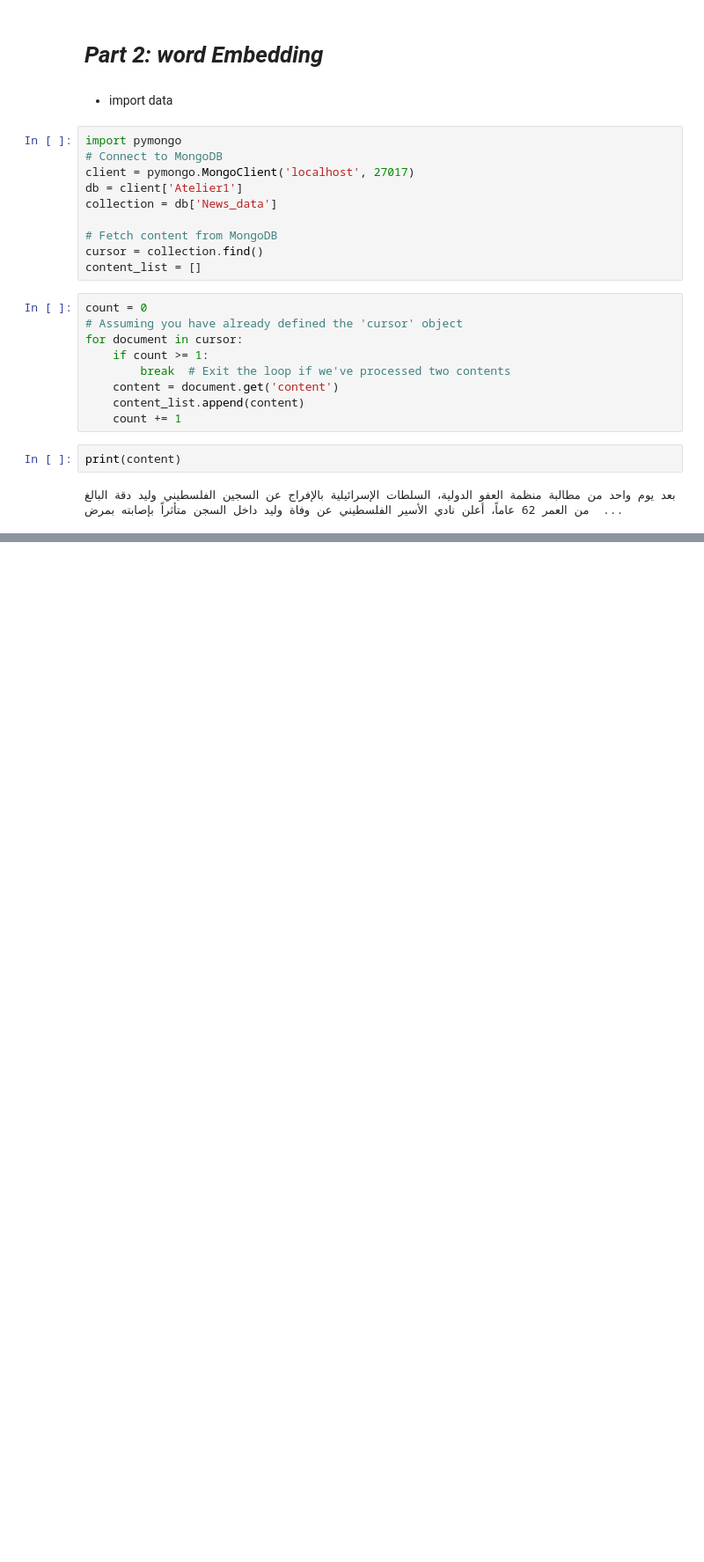
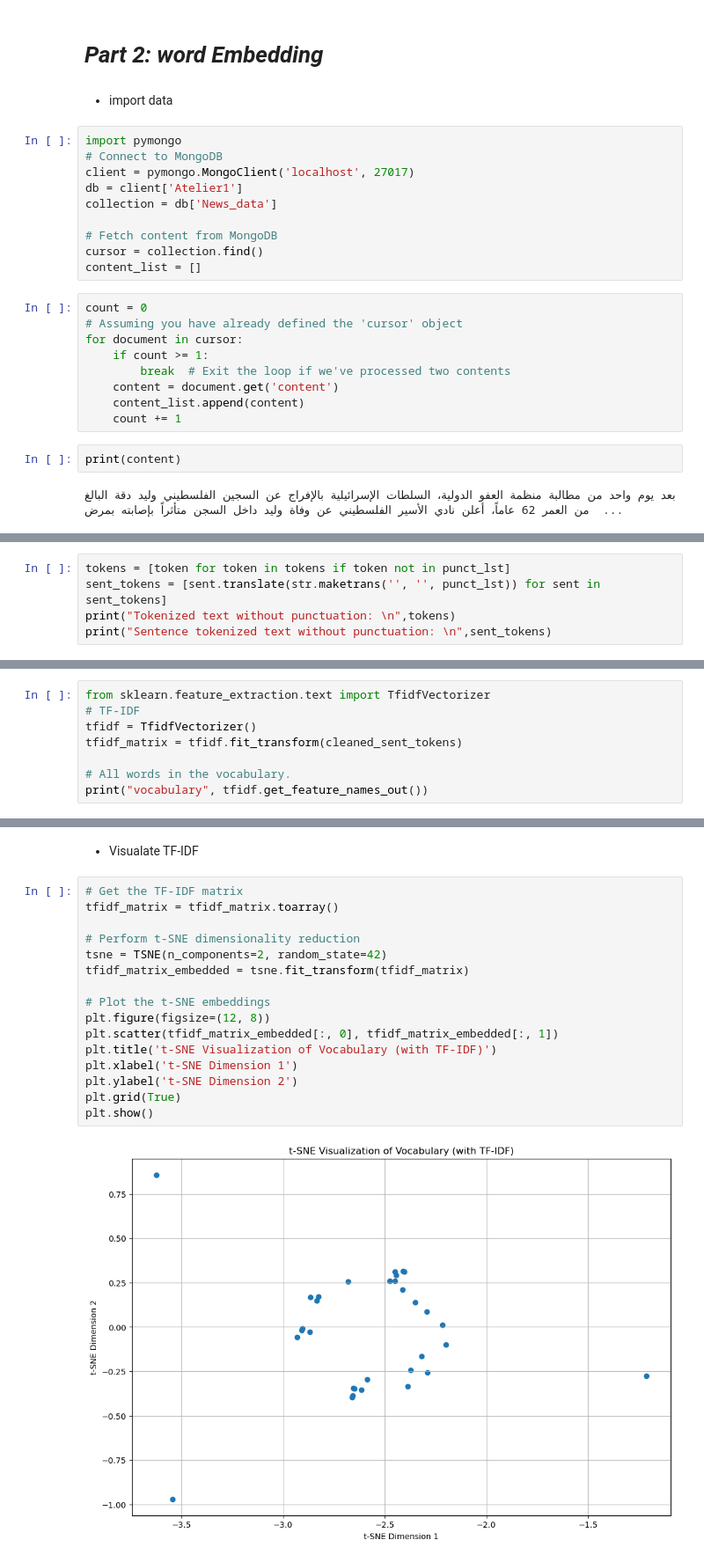
Before and after one commit to Marouan19/Lab_2_NLP, a Jupyter notebook: Code_source.ipynb, the cells around one changed output, grey strips where cells are left out. Shown at 88% size. Drawn from its saved outputs; the diff is of its cells as text; blank space fills up the shorter version.

```diff
--- a/Code_source.ipynb
+++ b/Code_source.ipynb
@@ -134,0 +141,5 @@ ValueError: Shape of passed values is (1, 473), indices imply (1, 1)
+# %%
+tokens = [token for token in tokens if token not in punct_lst]
+sent_tokens = [sent.translate(str.maketrans('', '', punct_lst)) for sent in sent_tokens]
+print("Tokenized text without punctuation: \n",tokens)
+print("Sentence tokenized text without punctuation: \n",sent_tokens)
@@ -134,0 +384,8 @@ ValueError: Shape of passed values is (1, 473), indices imply (1, 1)
+# %%
+from sklearn.feature_extraction.text import TfidfVectorizer
+# TF-IDF
+tfidf = TfidfVectorizer()
+tfidf_matrix = tfidf.fit_transform(cleaned_sent_tokens)
+
+# All words in the vocabulary.
+print("vocabulary", tfidf.get_feature_names_out())
@@ -134,0 +431,20 @@ ValueError: Shape of passed values is (1, 473), indices imply (1, 1)
+# %% [markdown]
+* Visualate TF-IDF
+# %%
+# Get the TF-IDF matrix
+tfidf_matrix = tfidf_matrix.toarray()
+
+# Perform t-SNE dimensionality reduction
+tsne = TSNE(n_components=2, random_state=42)
+tfidf_matrix_embedded = tsne.fit_transform(tfidf_matrix)
+
+# Plot the t-SNE embeddings
+plt.figure(figsize=(12, 8))
+plt.scatter(tfidf_matrix_embedded[:, 0], tfidf_matrix_embedded[:, 1])
+plt.title('t-SNE Visualization of Vocabulary (with TF-IDF)')
+plt.xlabel('t-SNE Dimension 1')
+plt.ylabel('t-SNE Dimension 2')
+plt.grid(True)
+plt.show()
+# %% [output]
+[figure, added]
```
Also changed, not shown: parts of 52 cells of this notebook, 1 other file.
